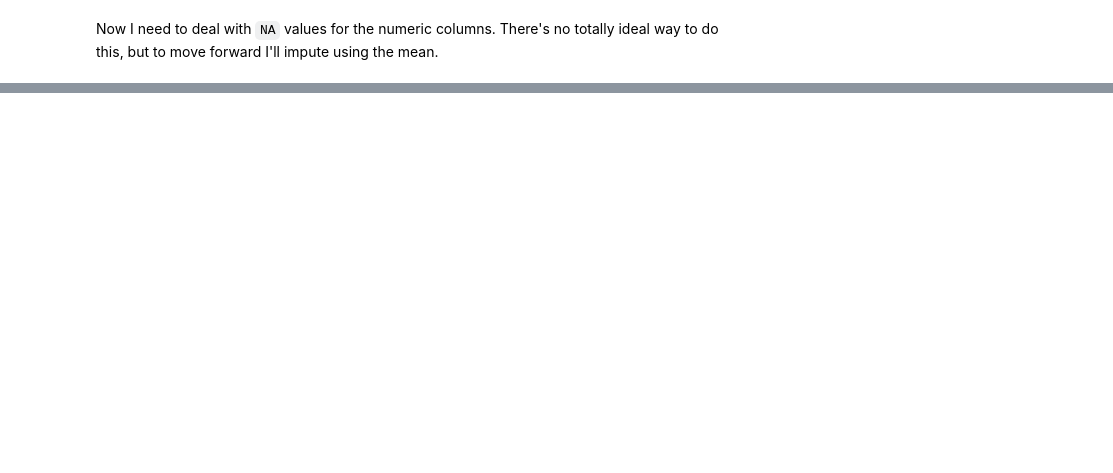
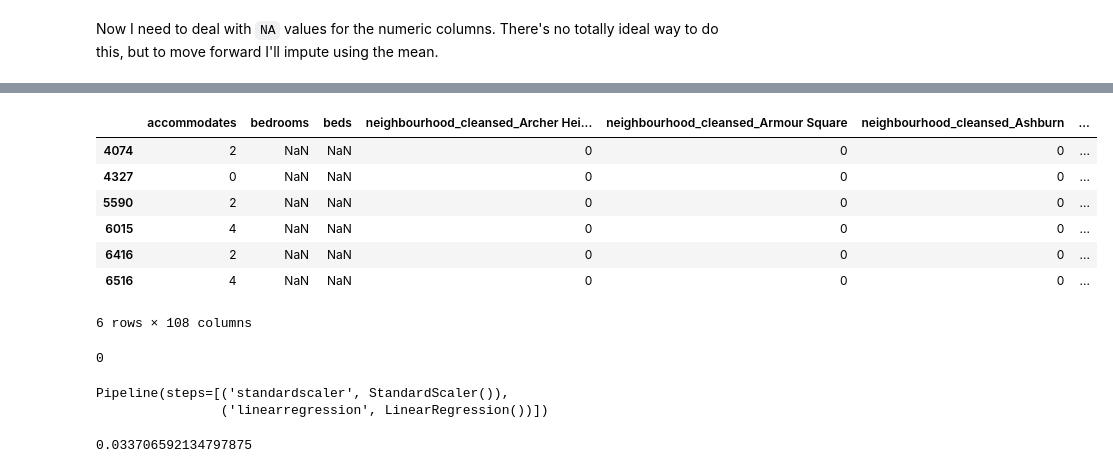
Before and after one commit to tdauer2718/airbnb-chicago, a Jupyter notebook: Chicago Airbnb analysis.ipynb, the cells around one changed output, grey strips where cells are left out. Drawn from its saved outputs; the diff is of its cells as text; code cells hidden in the pictures; blank space fills up the shorter version.

```diff
--- a/Chicago Airbnb analysis.ipynb
+++ b/Chicago Airbnb analysis.ipynb
@@ -161,0 +296,3 @@ X = X.apply(fill_mean)
+# %%
+X_small['bedrooms'] = X_small.apply(lambda x: x['beds'] if not(x['bedrooms']>0) else x['bedrooms'], axis=1)
+X_small['beds'] = X_small.apply(lambda x: x['bedrooms'] if not(x['beds']>0) else x['beds'], axis=1)
@@ -161,0 +303,11 @@ X = X.apply(fill_mean)
+# %%
+X_small.loc[X_small.isna()['bedrooms']]
+# %% [output]
+|  | accommodates | bedrooms | beds | neighbourhood_cleansed_Archer Hei... | neighbourhood_cleansed_Armour Square | neighbourhood_cleansed_Ashburn | ... |
+| 4074 | 2 | NaN | NaN | 0 | 0 | 0 | ... |
+| 4327 | 0 | NaN | NaN | 0 | 0 | 0 | ... |
+| 5590 | 2 | NaN | NaN | 0 | 0 | 0 | ... |
+| 6015 | 4 | NaN | NaN | 0 | 0 | 0 | ... |
+| 6416 | 2 | NaN | NaN | 0 | 0 | 0 | ... |
+| 6516 | 4 | NaN | NaN | 0 | 0 | 0 | ... |
+6 rows × 108 columns
@@ -161,0 +321,16 @@ X = X.apply(fill_mean)
+# %%
+sum(X_small.isna()['bedrooms'])
+# %% [output]
+0
+# %%
+X_small_train, X_small_test, y_small_train, y_small_test = train_test_split(
+    X_small, y_small, test_size=.3, random_state=42)
+pipe = make_pipeline(StandardScaler(), LinearRegression())
+pipe.fit(X_small_train, y_small_train)
+# %% [output]
+Pipeline(steps=[('standardscaler', StandardScaler()),
+                ('linearregression', LinearRegression())])
+# %%
+pipe.score(X_small_train, y_small_train)
+# %% [output]
+0.033706592134797875
```
Also changed, not shown: parts of 52 cells of this notebook.
